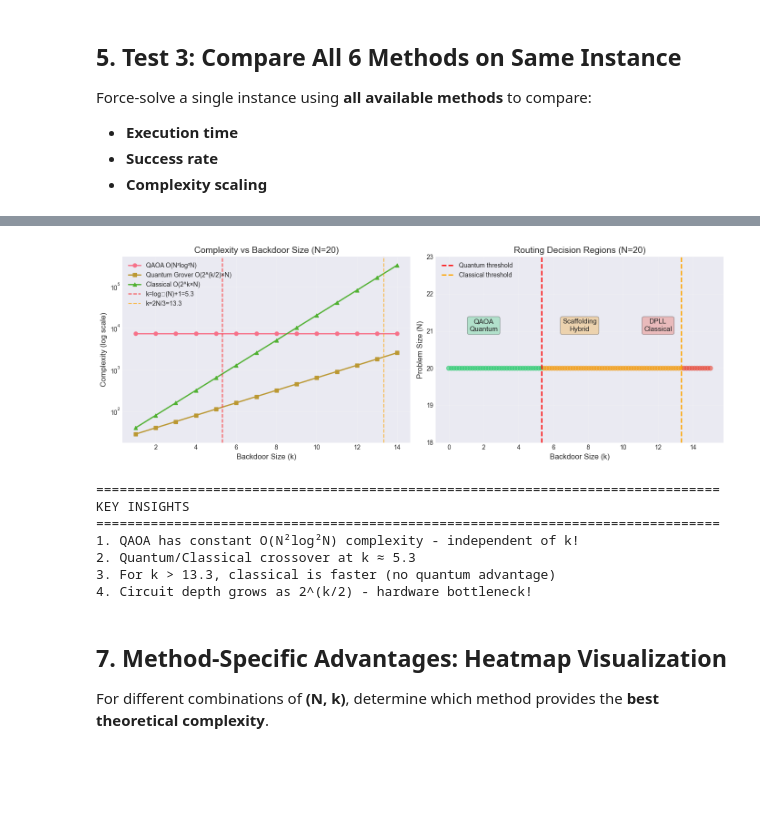
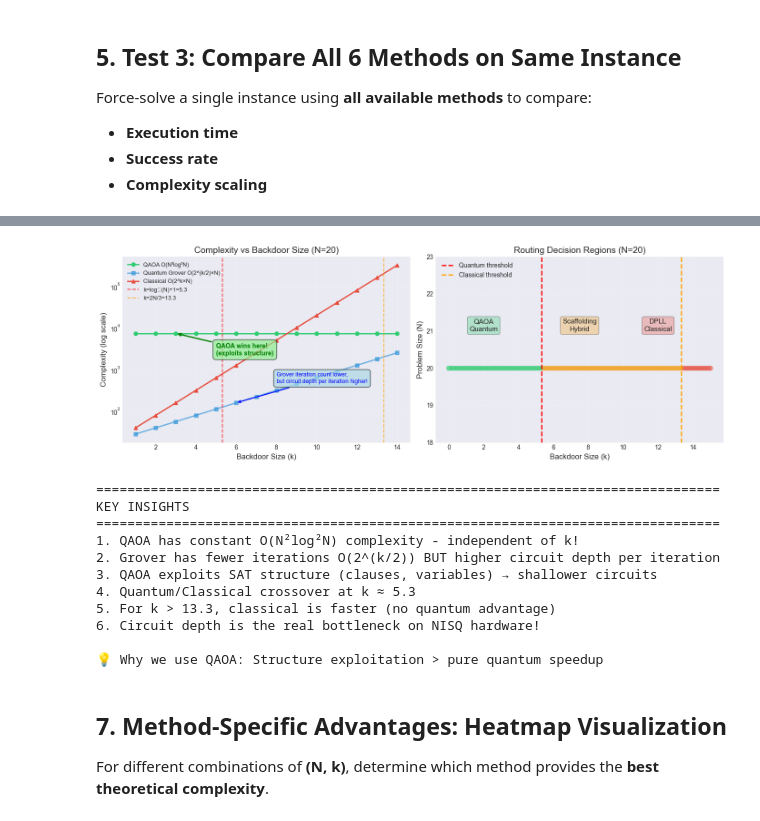
Before and after one commit to poig/self-research, a Jupyter notebook: Quantum_sat/notebooks/Quantum_SAT_Solver_Showcase.ipynb, the cells around one changed output, grey strips where cells are left out. Drawn from its saved outputs; the diff is of its cells as text; code cells hidden in the pictures; blank space fills up the shorter version.

```diff
--- a/Quantum_sat/notebooks/Quantum_SAT_Solver_Showcase.ipynb
+++ b/Quantum_sat/notebooks/Quantum_SAT_Solver_Showcase.ipynb
@@ -321,7 +374,7 @@ Visualize the **routing decision tree** and **complexity curves** for each metho
 # %%
 # Complexity functions
 def qaoa_complexity(N, k):
-    """QAOA Formal: O(N² log² N)"""
+    """QAOA Formal: O(N² log² N) - exploits SAT structure, independent of k!"""
     return N**2 * np.log2(max(2, N))**2
 
 def classical_complexity(N, k):
@@ -329,7 +382,10 @@ def classical_complexity(N, k):
     return 2**k * N
 
 def quantum_grover(N, k):
-    """Quantum search with Grover: O(2^(k/2) × poly(N))"""
+    """Quantum search with Grover: O(2^(k/2) × poly(N))
+    NOTE: This is iterations only! Each iteration has O(N) circuit depth.
+    Real cost per iteration is higher due to oracle construction.
+    QAOA exploits structure and has shallower circuits per iteration."""
     return 2**(k/2) * N
 
 # Plot complexity vs backdoor size
@@ -340,21 +396,36 @@ N_fixed = 20
 k_values = np.arange(1, 15)
 
 ax1.semilogy(k_values, [qaoa_complexity(N_fixed, k) for k in k_values],
-             'o-', label='QAOA O(N²log²N)', linewidth=2)
+             'o-', label='QAOA O(N²log²N)', linewidth=2, color='#2ecc71')
 ax1.semilogy(k_values, [quantum_grover(N_fixed, k) for k in k_values],
-             's-', label='Quantum Grover O(2^(k/2)×N)', linewidth=2)
+             's-', label='Quantum Grover O(2^(k/2)×N)', linewidth=2, color='#3498db', alpha=0.7)
 ax1.semilogy(k_values, [classical_complexity(N_fixed, k) for k in k_values],
-             '^-', label='Classical O(2^k×N)', linewidth=2)
+             '^-', label='Classical O(2^k×N)', linewidth=2, color='#e74c3c')
 
 ax1.axvline(np.log2(N_fixed)+1, color='red', linestyle='--',
             label=f'k=log₂(N)+1={np.log2(N_fixed)+1:.1f}', alpha=0.7)
 ax1.axvline(2*N_fixed/3, color='orange', linestyle='--',
             label=f'k=2N/3={2*N_fixed/3:.1f}', alpha=0.7)
 
+# Add annotation
+ax1.annotate('QAOA wins here!\n(exploits structure)',
+             xy=(3, qaoa_complexity(N_fixed, 3)),
+             xytext=(5, qaoa_complexity(N_fixed, 3)*0.3),
+             arrowprops=dict(arrowstyle='->', color='green', lw=2),
+             fontsize=10, color='green', fontweight='bold',
+             bbox=dict(boxstyle='round,pad=0.5', facecolor='lightgreen', alpha=0.7))
+
+ax1.annotate('Grover iteration count lower,\nbut circuit depth per iteration higher!',
+             xy=(6, quantum_grover(N_fixed, 6)),
+             xytext=(8, quantum_grover(N_fixed, 6)*3),
+             arrowprops=dict(arrowstyle='->', color='blue', lw=1.5),
+             fontsize=9, color='blue',
+             bbox=dict(boxstyle='round,pad=0.5', facecolor='lightblue', alpha=0.7))
+
 ax1.set_xlabel('Backdoor Size (k)', fontsize=12)
 ax1.set_ylabel('Complexity (log scale)', fontsize=12)
 ax1.set_title(f'Complexity vs Backdoor Size (N={N_fixed})', fontsize=14)
-ax1.legend()
+ax1.legend(fontsize=9)
 ax1.grid(True, alpha=0.3)
 
 # Right: Routing decision regions
@@ -375,44 +446,51 @@ colors = [colors_map[d] for d in routing_decision]
 
 ax2.scatter(k_range, [N_test]*len(k_range), c=colors, s=50, alpha=0.6)
 ax2.axvline(np.log2(N_test)+1, color='red', linestyle='--', linewidth=2,
             label='Quantum threshold')
 ax2.axvline(2*N_test/3, color='orange', linestyle='--', linewidth=2,
             label='Classical threshold')
 
 # Add regions
 ax2.text(2, N_test+1, 'QAOA\nQuantum', fontsize=11, ha='center',
          bbox=dict(boxstyle='round', facecolor='#2ecc71', alpha=0.3))
 ax2.text(7.5, N_test+1, 'Scaffolding\nHybrid', fontsize=11, ha='center',
          bbox=dict(boxstyle='round', facecolor='#f39c12', alpha=0.3))
 ax2.text(12, N_test+1, 'DPLL\nClassical', fontsize=11, ha='center',
          bbox=dict(boxstyle='round', facecolor='#e74c3c', alpha=0.3))
 
 ax2.set_xlabel('Backdoor Size (k)', fontsize=12)
 ax2.set_ylabel('Problem Size (N)', fontsize=12)
 ax2.set_title(f'Routing Decision Regions (N={N_test})', fontsize=14)
 ax2.set_ylim(N_test-2, N_test+3)
 ax2.legend()
 ax2.grid(True, alpha=0.3)
 
 plt.tight_layout()
 plt.show()
 
 print("\n" + "="*80)
 print("KEY INSIGHTS")
 print("="*80)
 print(f"1. QAOA has constant O(N²log²N) complexity - independent of k!")
-print(f"2. Quantum/Classical crossover at k ≈ {np.log2(N_fixed)+1:.1f}")
-print(f"3. For k > {2*N_fixed/3:.1f}, classical is faster (no quantum advantage)")
-print(f"4. Circuit depth grows as 2^(k/2) - hardware bottleneck!")
+print(f"2. Grover has fewer iterations O(2^(k/2)) BUT higher circuit depth per iteration")
+print(f"3. QAOA exploits SAT structure (clauses, variables) → shallower circuits")
+print(f"4. Quantum/Classical crossover at k ≈ {np.log2(N_fixed)+1:.1f}")
+print(f"5. For k > {2*N_fixed/3:.1f}, classical is faster (no quantum advantage)")
+print(f"6. Circuit depth is the real bottleneck on NISQ hardware!")
+print("\n💡 Why we use QAOA: Structure exploitation > pure quantum speedup")
 # %% [output]
-[figure, old version]
+[figure, new version]
 ================================================================================
 KEY INSIGHTS
 ================================================================================
 1. QAOA has constant O(N²log²N) complexity - independent of k!
-2. Quantum/Classical crossover at k ≈ 5.3
-3. For k > 13.3, classical is faster (no quantum advantage)
-4. Circuit depth grows as 2^(k/2) - hardware bottleneck!
+2. Grover has fewer iterations O(2^(k/2)) BUT higher circuit depth per iteration
+3. QAOA exploits SAT structure (clauses, variables) → shallower circuits
+4. Quantum/Classical crossover at k ≈ 5.3
+5. For k > 13.3, classical is faster (no quantum advantage)
+6. Circuit depth is the real bottleneck on NISQ hardware!
+
+💡 Why we use QAOA: Structure exploitation > pure quantum speedup
 # %% [markdown]
 ## 7. Method-Specific Advantages: Heatmap Visualization
 
```
Also changed, not shown: parts of 7 cells of this notebook, 5 other files.
